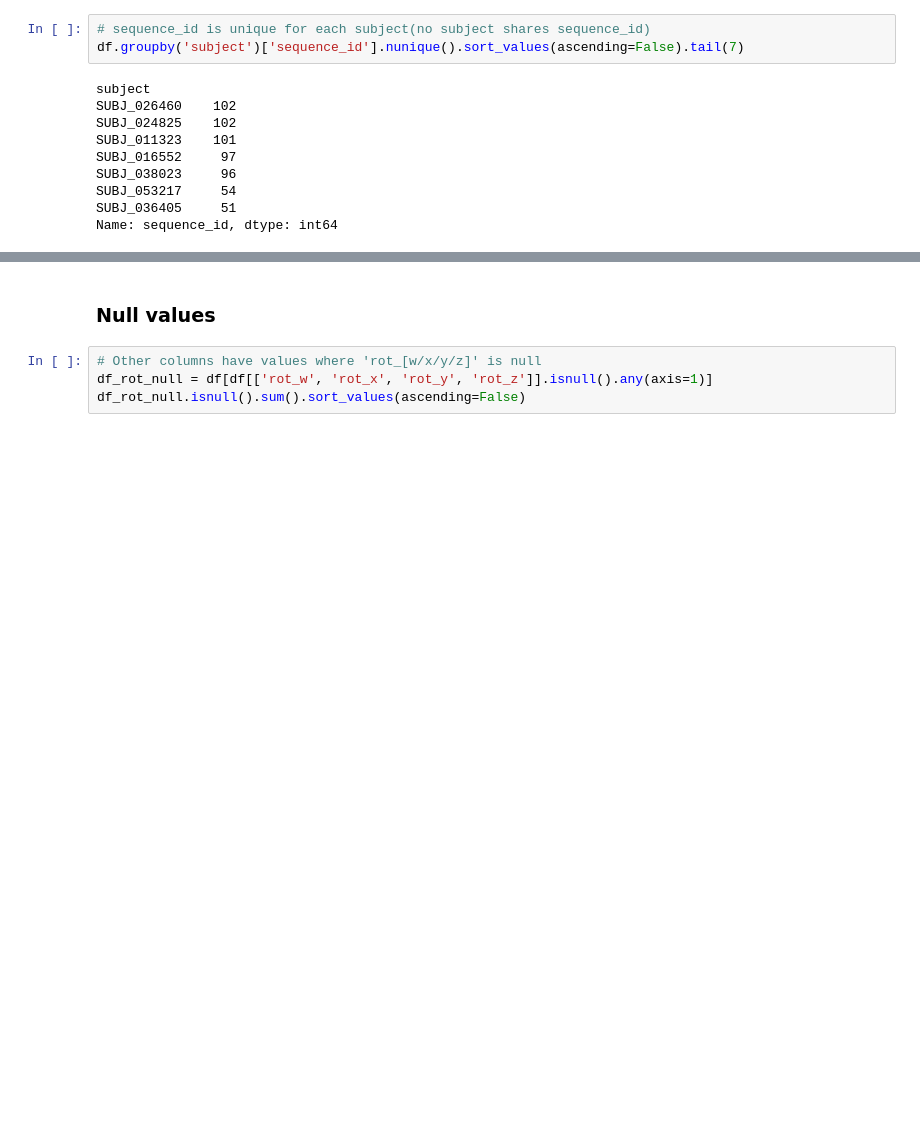
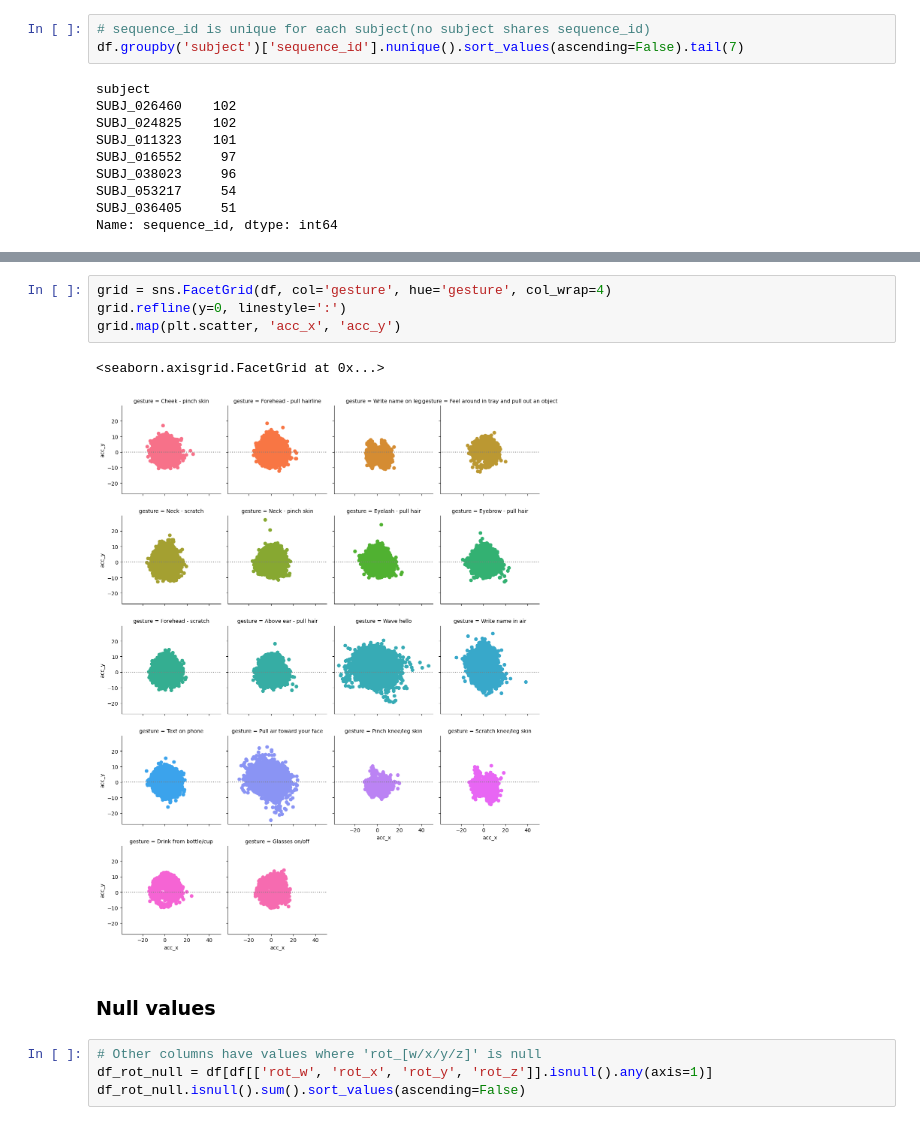
Before and after one commit to greenrey/kaggle, a Jupyter notebook: detect behavior with sensor data/detect_behavior_with_sensor_data.ipynb, the cells around one changed output, grey strips where cells are left out. Cells and saved outputs as stored; diff of their text form; blank space fills up the shorter version.

```diff
--- a/detect behavior with sensor data/detect_behavior_with_sensor_data.ipynb
+++ b/detect behavior with sensor data/detect_behavior_with_sensor_data.ipynb
@@ -245,3 +275,10 @@ for i, col in enumerate(df.iloc[:, 1:9].columns):
+# %%
+grid = sns.FacetGrid(df, col='gesture', hue='gesture', col_wrap=4)
+grid.refline(y=0, linestyle=':')
+grid.map(plt.scatter, 'acc_x', 'acc_y')
+# %% [output]
+<seaborn.axisgrid.FacetGrid at 0x...>
+[figure, added]
 # %% [markdown]
 ### Null values
 # %%
```
Also changed, not shown: parts of 11 cells of this notebook.
